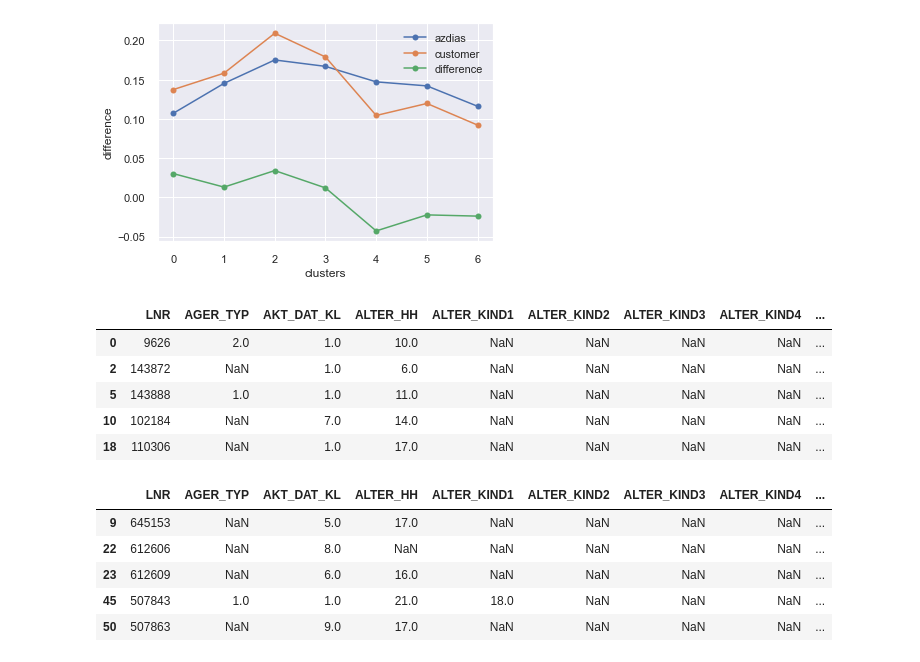
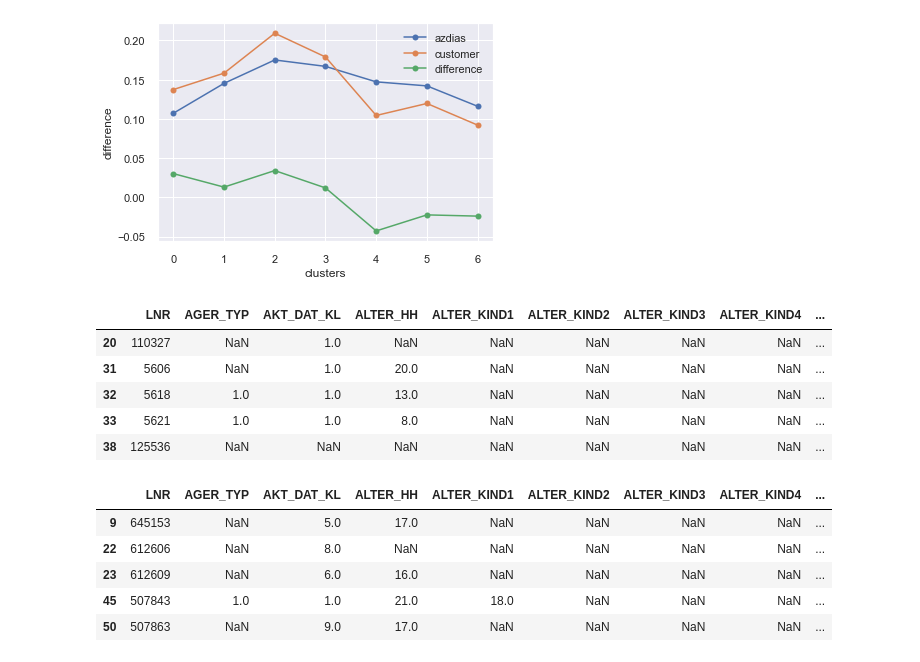
Before and after one commit to uforodavid/Arvato_Fin_Project, a Jupyter notebook: Arvato Project Workbook.ipynb, the cells around one changed output. Cells and saved outputs as stored; diff of their text form; code cells hidden in the pictures.

```diff
--- a/Arvato Project Workbook.ipynb
+++ b/Arvato Project Workbook.ipynb
@@ -948,16 +948,16 @@ Text(0, 0.5, 'difference')
 # %%
 # What kinds of people are part of a cluster that is overrepresented in the
 # customer data compared to the general population?
-target_list = df_prediction_customers[df_prediction_customers['Cluster'] == 1].index
+target_list = df_prediction_customers[df_prediction_customers['Cluster'] == 2].index
 df_target = customers.iloc[target_list]
 df_target.head()
 # %% [output]
 |  | LNR | AGER_TYP | AKT_DAT_KL | ALTER_HH | ALTER_KIND1 | ALTER_KIND2 | ALTER_KIND3 | ALTER_KIND4 | ... |
-| 0 | 9626 | 2.0 | 1.0 | 10.0 | NaN | NaN | NaN | NaN | ... |
-| 2 | 143872 | NaN | 1.0 | 6.0 | NaN | NaN | NaN | NaN | ... |
-| 5 | 143888 | 1.0 | 1.0 | 11.0 | NaN | NaN | NaN | NaN | ... |
-| 10 | 102184 | NaN | 7.0 | 14.0 | NaN | NaN | NaN | NaN | ... |
-| 18 | 110306 | NaN | 1.0 | 17.0 | NaN | NaN | NaN | NaN | ... |
+| 20 | 110327 | NaN | 1.0 | NaN | NaN | NaN | NaN | NaN | ... |
+| 31 | 5606 | NaN | 1.0 | 20.0 | NaN | NaN | NaN | NaN | ... |
+| 32 | 5618 | 1.0 | 1.0 | 13.0 | NaN | NaN | NaN | NaN | ... |
+| 33 | 5621 | 1.0 | 1.0 | 8.0 | NaN | NaN | NaN | NaN | ... |
+| 38 | 125536 | NaN | NaN | NaN | NaN | NaN | NaN | NaN | ... |
 # %%
 # What kinds of people are part of a cluster that is underrepresented in the
 # customer data compared to the general population?
```
Also changed, not shown: 1 other file.
